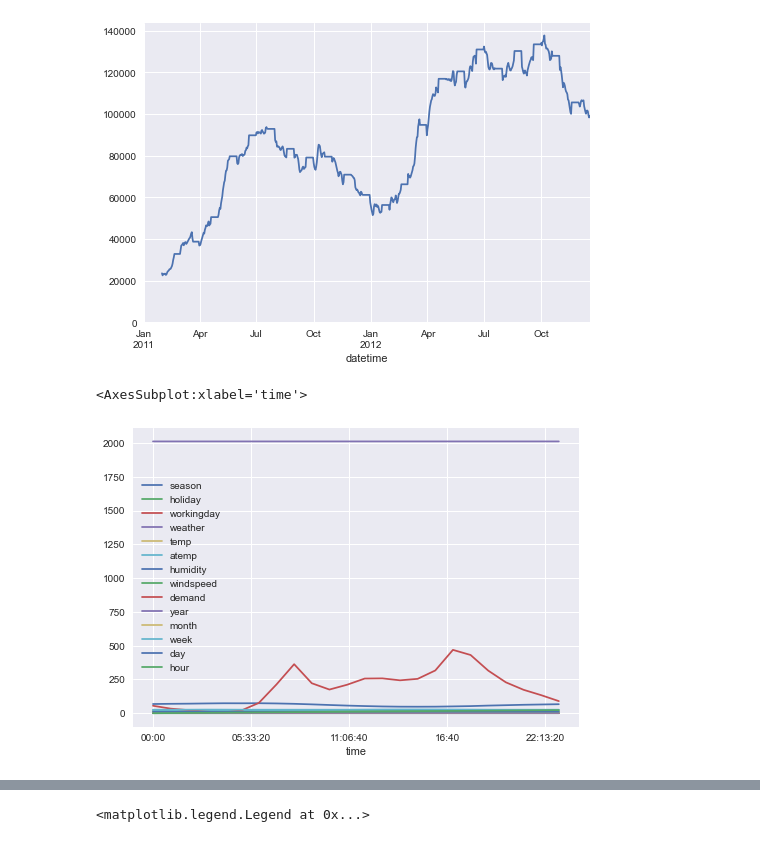
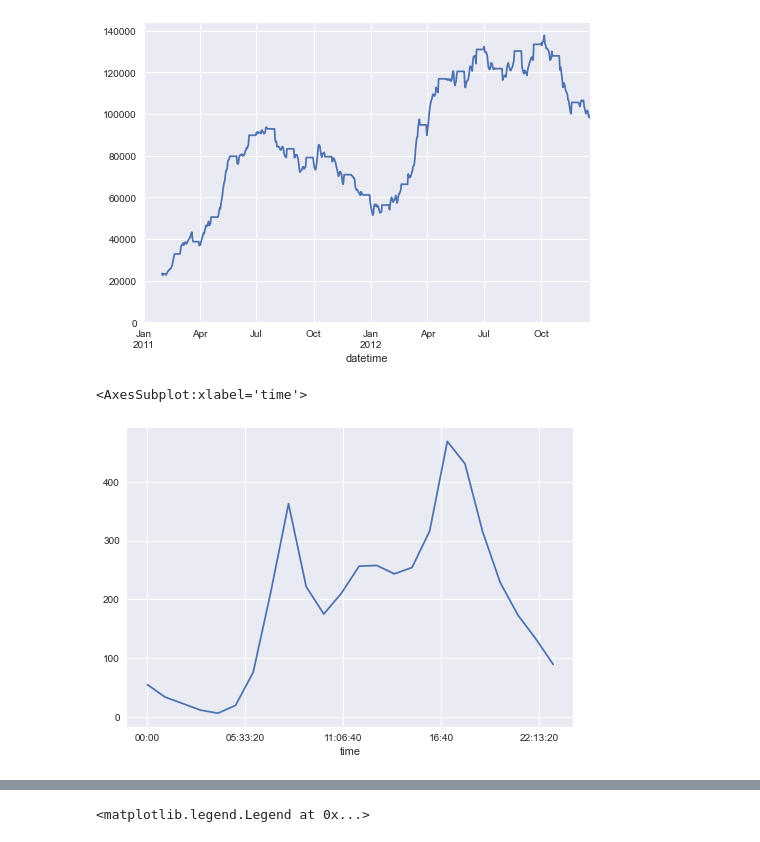
Before and after one commit to mags337/Bike-Sharing-Demand, a Jupyter notebook: Project_3/Project 3 - Regression - Bike.ipynb, the cells around one changed output, grey strips where cells are left out. Drawn from its saved outputs; the diff is of its cells as text; code cells hidden in the pictures.

```diff
--- a/Project_3/Project 3 - Regression - Bike.ipynb
+++ b/Project_3/Project 3 - Regression - Bike.ipynb
@@ -78,7 +103,8 @@ ax.set_ylim(0, None)
 (0.0, 143456.65)
 [figure]
 # %%
-df.groupby(df.index.time).mean().plot()
+aveday = df.groupby(df.index.time).mean()
+aveday.demand.plot()
 # %% [output]
 <AxesSubplot:xlabel='time'>
-[figure, old version]
+[figure, new version]
```
Also changed, not shown: parts of 21 cells of this notebook.
